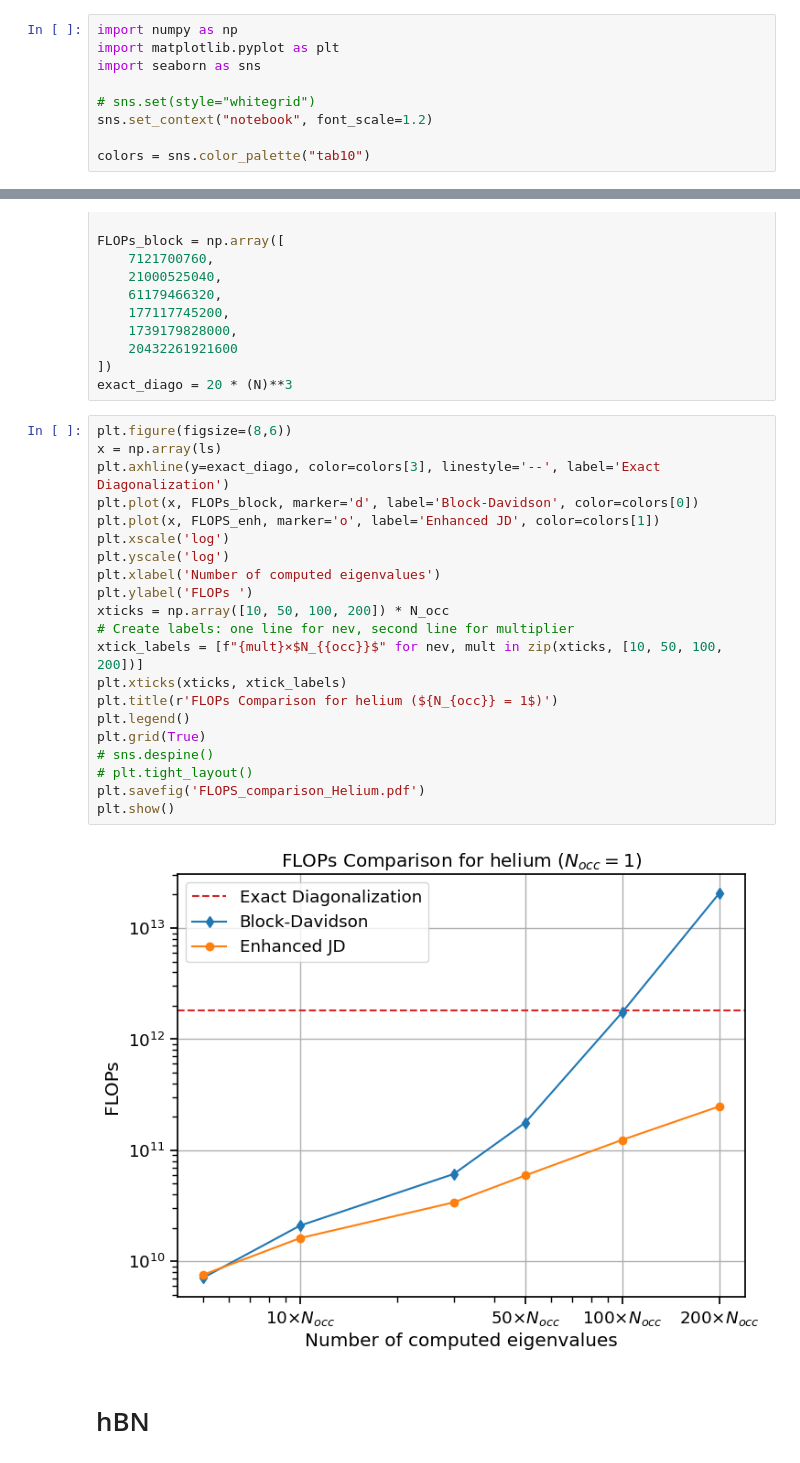
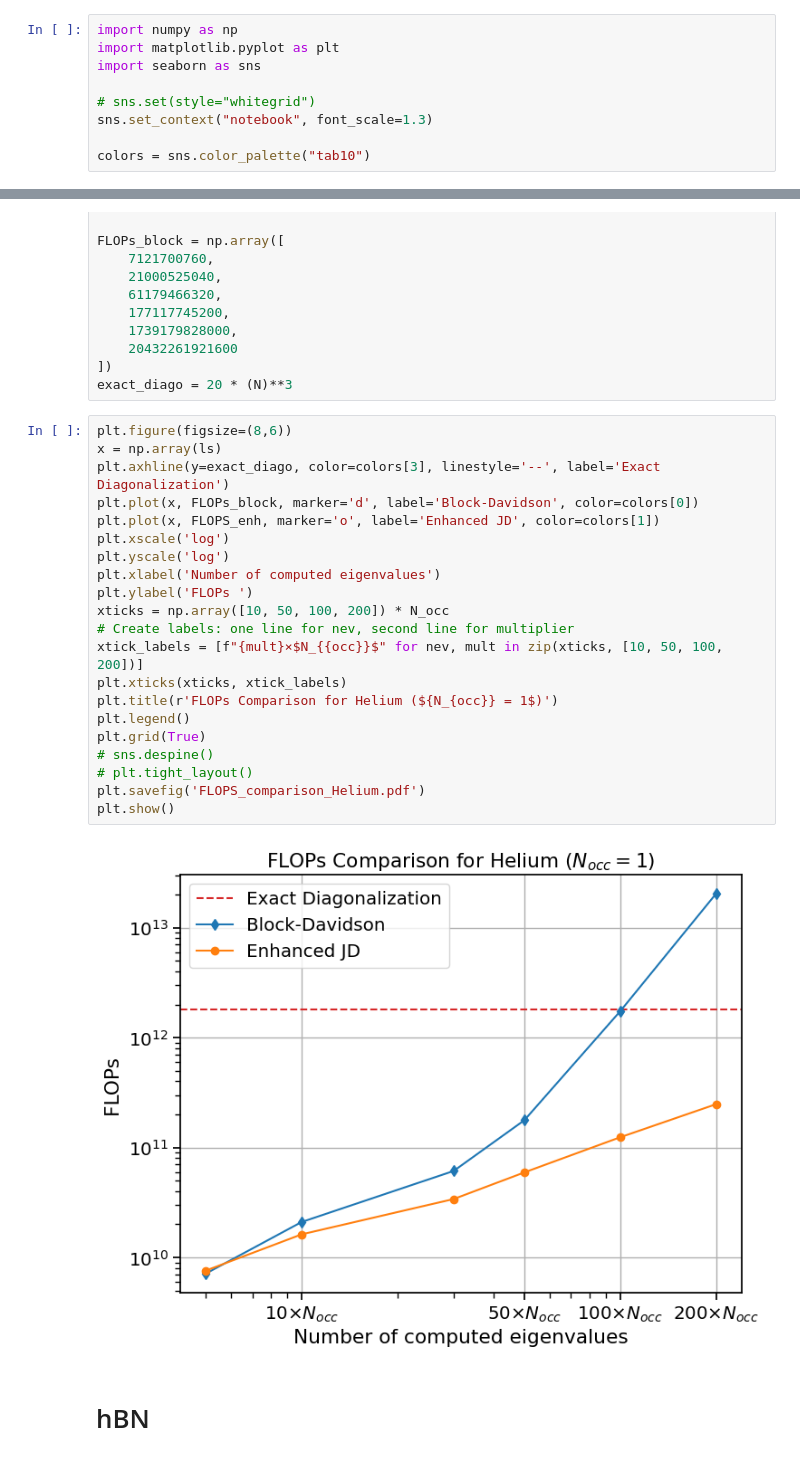
Before and after one commit to framere/MA_figures_official, a Jupyter notebook: Plots_results_FLOPs/results_tests.ipynb, the cells around one changed output, grey strips where cells are left out. Cells and saved outputs as stored; diff of their text form.

```diff
--- a/Plots_results_FLOPs/results_tests.ipynb
+++ b/Plots_results_FLOPs/results_tests.ipynb
@@ -4,7 +4,7 @@ import matplotlib.pyplot as plt
 import seaborn as sns
 
 # sns.set(style="whitegrid")
-sns.set_context("notebook", font_scale=1.2)
+sns.set_context("notebook", font_scale=1.3)
 
 colors = sns.color_palette("tab10")
 # %% [markdown]
@@ -35,26 +35,26 @@ exact_diago = 20 * (N)**3
 # %%
 plt.figure(figsize=(8,6))
 x = np.array(ls)
 plt.axhline(y=exact_diago, color=colors[3], linestyle='--', label='Exact Diagonalization')
 plt.plot(x, FLOPs_block, marker='d', label='Block-Davidson', color=colors[0])
 plt.plot(x, FLOPS_enh, marker='o', label='Enhanced JD', color=colors[1])
 plt.xscale('log')
 plt.yscale('log')
 plt.xlabel('Number of computed eigenvalues')
 plt.ylabel('FLOPs ')
 xticks = np.array([10, 50, 100, 200]) * N_occ
 # Create labels: one line for nev, second line for multiplier
 xtick_labels = [f"{mult}×$N_{{occ}}$" for nev, mult in zip(xticks, [10, 50, 100, 200])]
 plt.xticks(xticks, xtick_labels)
-plt.title(r'FLOPs Comparison for helium (${N_{occ}} = 1$)')
+plt.title(r'FLOPs Comparison for Helium (${N_{occ}} = 1$)')
 plt.legend()
 plt.grid(True)
 # sns.despine()
 # plt.tight_layout()
 plt.savefig('FLOPS_comparison_Helium.pdf')
 plt.show()
 # %% [output]
-[figure, old version]
+[figure, new version]
 # %% [markdown]
 # hBN
 # %%
```
Also changed, not shown: parts of 2 cells of this notebook, 7 other files.
